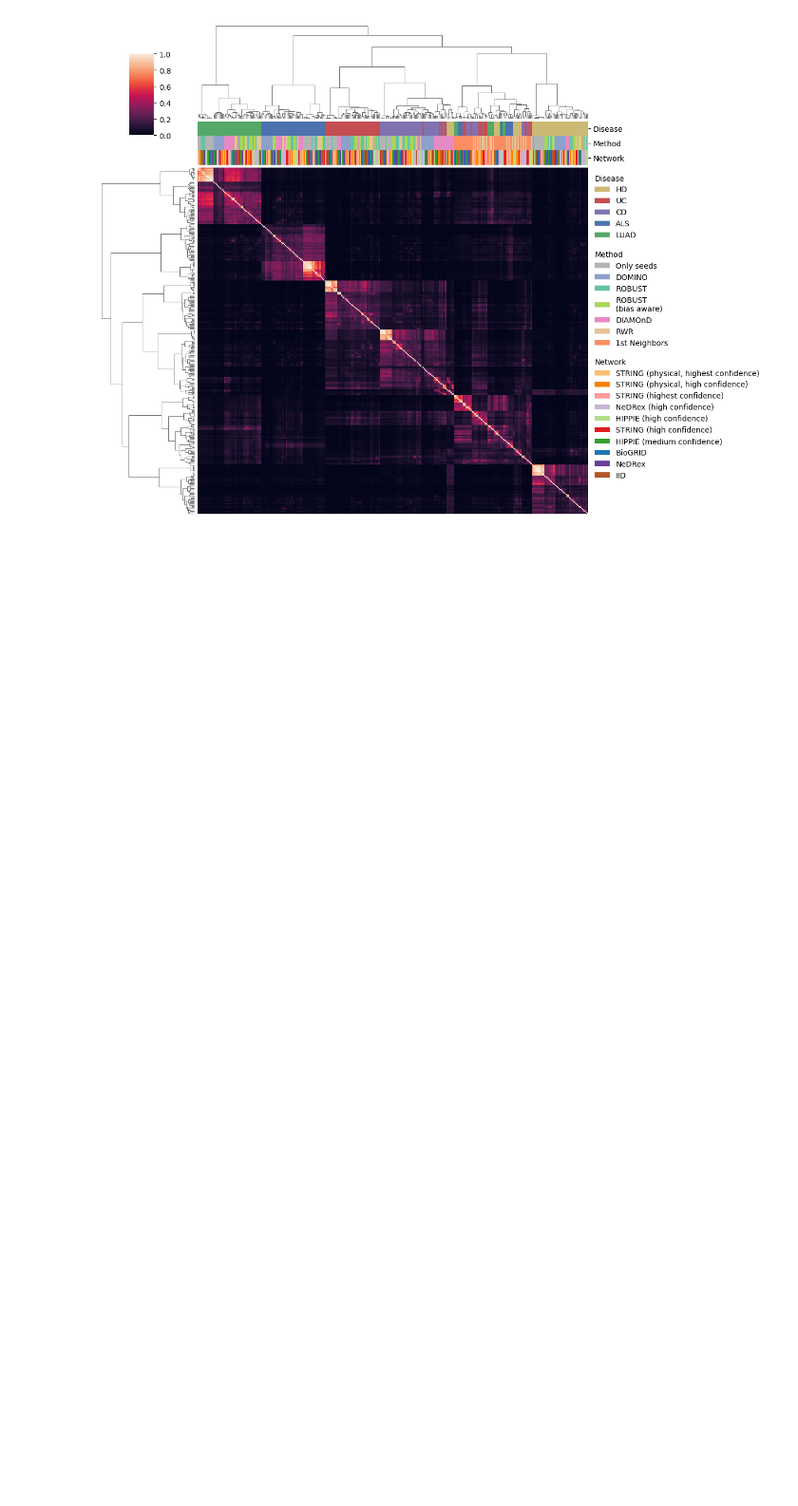
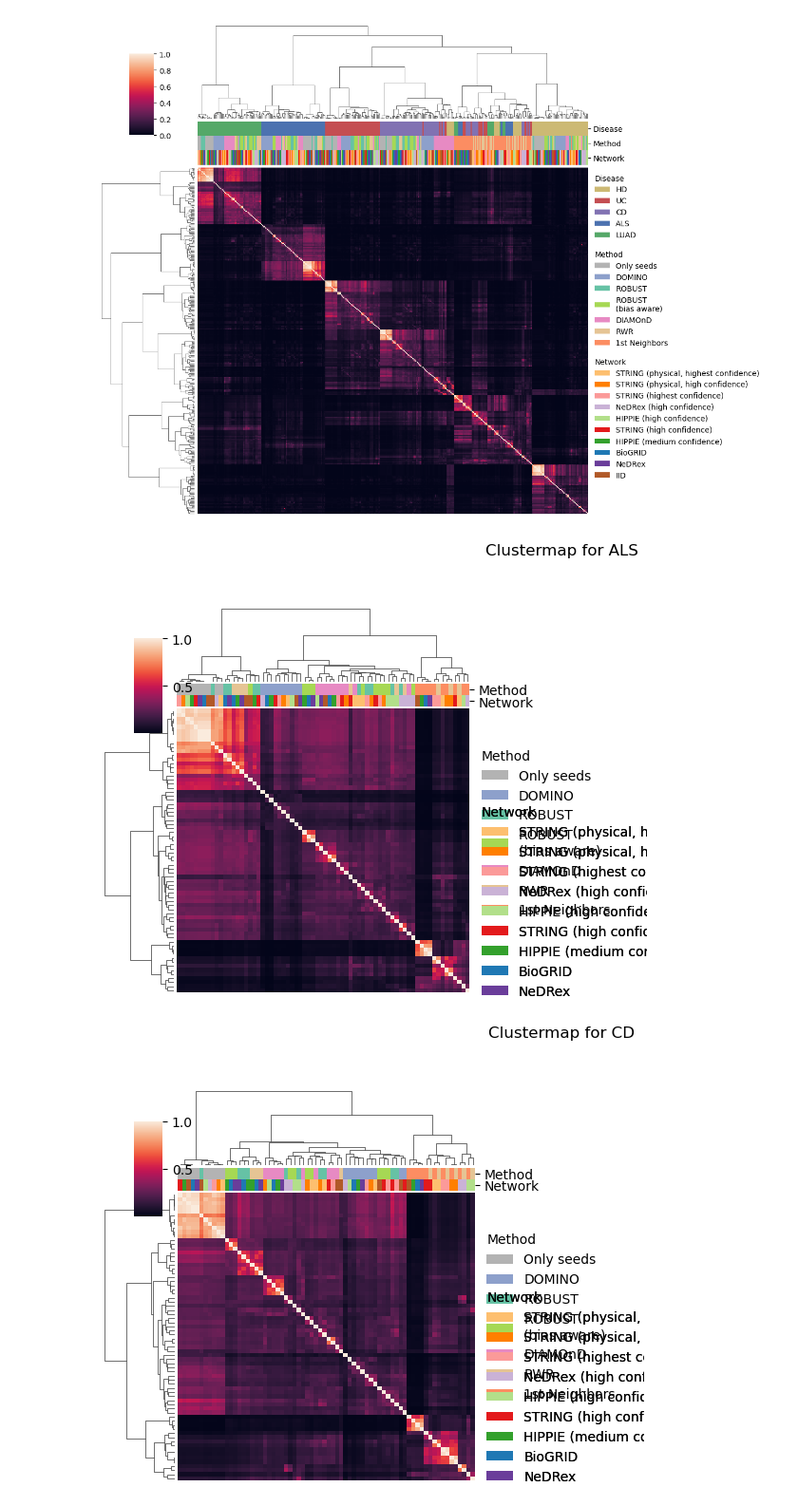
Before and after one commit to REPO4EU/modulediscovery_demonstration, a Jupyter notebook: src/08_module_overlap.ipynb, the cells around one changed output. Shown at 95% size. Saved outputs shown, nothing was run; the diff lists cells and outputs as text; code cells hidden in the pictures; blank space fills up the shorter version.

Commit message:
draft clustermaps per disease

```diff
--- a/src/08_module_overlap.ipynb
+++ b/src/08_module_overlap.ipynb
@@ -83,3 +83,65 @@ network_legend._legend_box.align = "left"
 plt.show()
 # %% [output]
 [figure]
+# %%
+# Map colors
+color_df = pd.DataFrame()
+color_df["Method"] = ann_df.amim_id.map(dict(zip(amim_meta_df.id, amim_meta_df.color)))
+color_df["Network"] = ann_df.network_id.map(dict(zip(network_meta_df.id, network_meta_df.color)))
+
+# Loop over unique diseases
+for disease in ann_df.seed_id.unique():
+    disease_name = seed_meta_df.set_index("short").loc[disease, "label"] if "label" in seed_meta_df.columns else disease
+
+    # Mask for samples matching current disease
+    mask = ann_df.seed_id == disease
+
+    # Filter data and annotations
+    df_subset = df.loc[mask, mask]
+    color_df_subset = color_df.loc[mask]
+
+    # Create clustermap
+    g = sns.clustermap(
+        data=df_subset,
+        col_colors=color_df_subset,
+        figsize=(10, 10),
+        cbar_pos=(0.05, 0.85, 0.03, 0.1),
+        method="ward",
+    )
+
+    # Cleanup axes
+    g.ax_heatmap.set_xticks([])
+    g.ax_heatmap.set_yticks([])
+    g.ax_heatmap.set_ylabel("")
+    g.ax_heatmap.set_xlabel("")
+
+    # Add legends
+    handles = [Patch(facecolor=color, label=group) for group, color in zip(amim_meta_df.label, amim_meta_df.color)]
+    method_legend = g.ax_heatmap.legend(
+        handles=handles,
+        title='Method',
+        loc='upper left',
+        bbox_to_anchor=(1, 0.9),
+        frameon=False,
+    )
+    method_legend._legend_box.align = "left"
+    g.ax_heatmap.add_artist(method_legend)
+
+    handles = [Patch(facecolor=color, label=group) for group, color in zip(network_meta_df.label, network_meta_df.color)]
+    network_legend = g.ax_heatmap.legend(
+        handles=handles,
+        title='Network',
+        loc='upper left',
+        bbox_to_anchor=(1, 0.7),
+        frameon=False,
+    )
+    network_legend._legend_box.align = "left"
+    g.ax_heatmap.add_artist(network_legend)
+
+    # Title or filename
+    g.fig.suptitle(f"Clustermap for {disease_name}", y=1.05)
+
+    plt.show()
+# %% [output]
+[figure, added]
+[figure, added]
```
Also changed, not shown: parts of 1 cell of this notebook.
